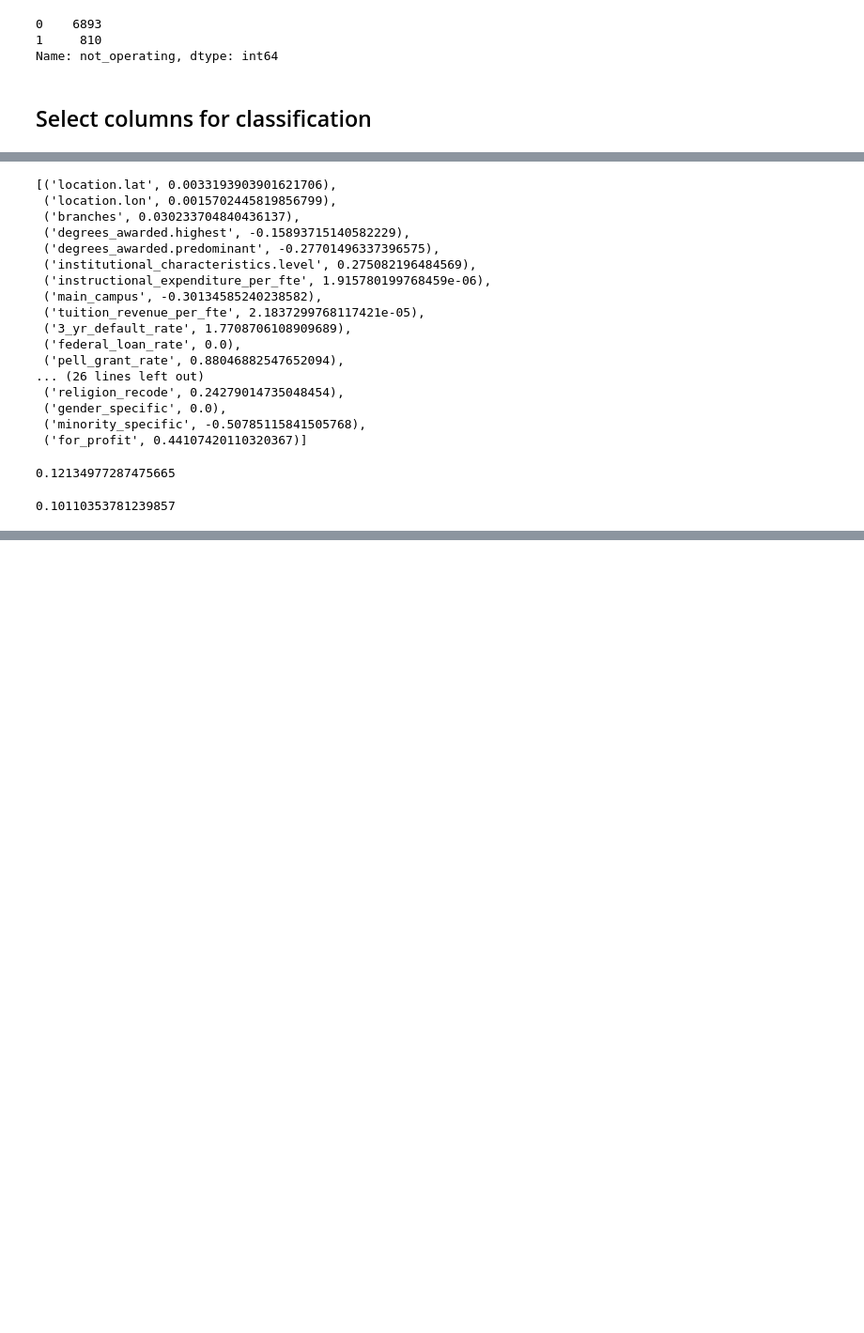
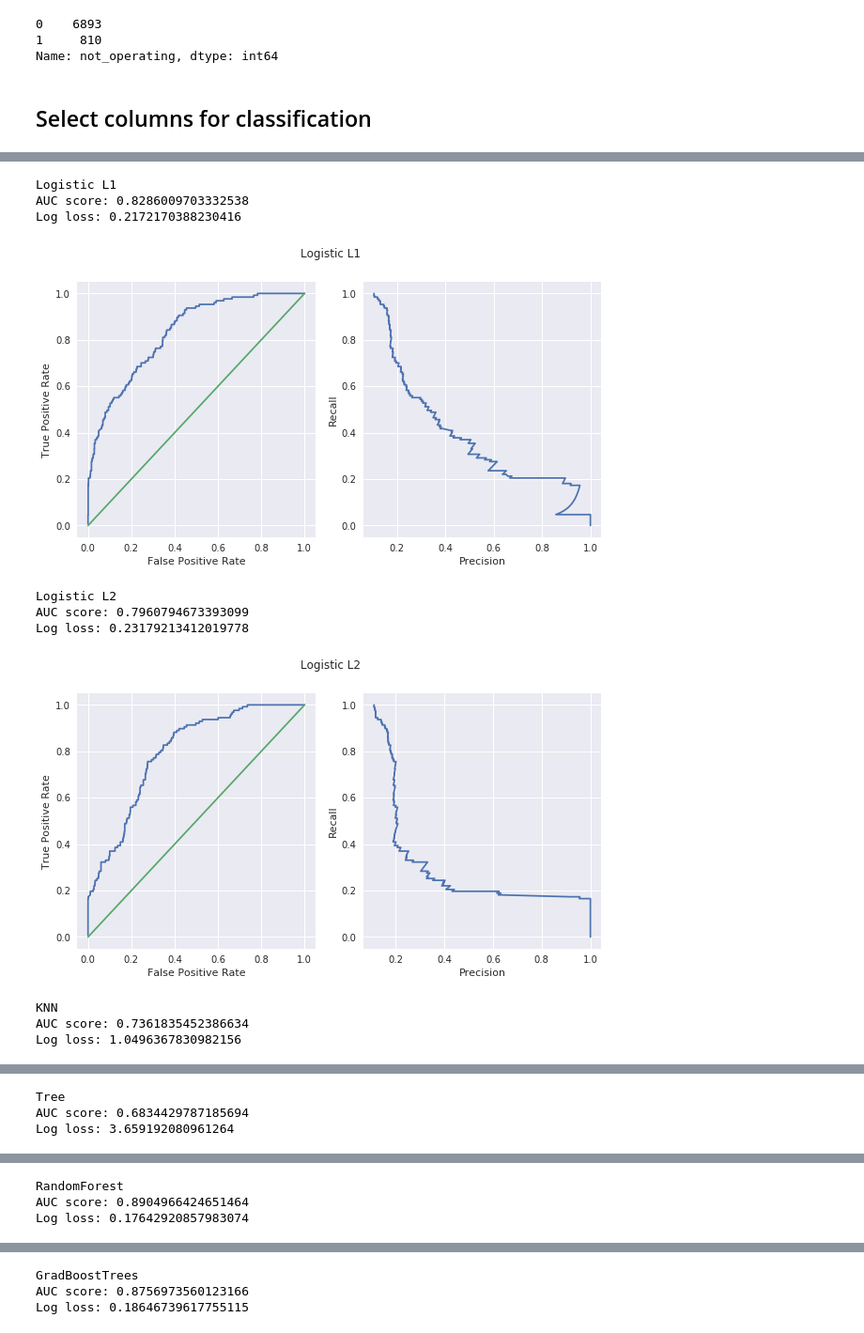
Before and after one commit to aawiegel/CollegeClassification, a Jupyter notebook: Classification.ipynb, the cells around one changed output, grey strips where cells are left out. Shown at 94% size. Drawn from its saved outputs; the diff is of its cells as text; code cells hidden in the pictures; blank space fills up the shorter version.

```diff
--- a/Classification.ipynb
+++ b/Classification.ipynb
@@ -416,28 +398,0 @@ plt.ylabel("Recall")
-# %%
-list(zip(X.columns, log_model.coef_[0]))
-# %% [output]
-[('location.lat', 0.0033193903901621706),
- ('location.lon', 0.0015702445819856799),
- ('branches', 0.030233704840436137),
- ('degrees_awarded.highest', -0.15893715140582229),
- ('degrees_awarded.predominant', -0.27701496337396575),
- ('institutional_characteristics.level', 0.275082196484569),
- ('instructional_expenditure_per_fte', 1.915780199768459e-06),
- ('main_campus', -0.30134585240238582),
- ('tuition_revenue_per_fte', 2.1837299768117421e-05),
- ('3_yr_default_rate', 1.7708706108909689),
- ('federal_loan_rate', 0.0),
- ('pell_grant_rate', 0.88046882547652094),
-... (26 lines left out)
- ('religion_recode', 0.24279014735048454),
- ('gender_specific', 0.0),
- ('minority_specific', -0.50785115841505768),
- ('for_profit', 0.44107420110320367)]
-# %%
-y_test.sum()/len(y_test)
-# %% [output]
-0.12134977287475665
-# %%
-y_train.sum()/len(y_train)
-# %% [output]
-0.10110353781239857
@@ -443,0 +405,22 @@ y_train.sum()/len(y_train)
+# %%
+models = dict()
+models['Logistic L1'] = LogisticRegression(penalty='l1', C=0.5)
+models['Logistic L2'] = LogisticRegression(C=0.5)
+models['KNN'] = KNeighborsClassifier(n_neighbors=6)
+models['Tree'] = DecisionTreeClassifier()
+models['RandomForest'] = RandomForestClassifier(n_estimators=1000)
+models['GradBoostTrees'] = GradientBoostingClassifier()
+# %%
+fit_models = fit_and_show_metrics(models, X_train, X_test, y_train, y_test)
+# %% [output]
+Logistic L1
+AUC score: 0.8286009703332538
+Log loss: 0.2172170388230416
+[figure, added]
+Logistic L2
+AUC score: 0.7960794673393099
+Log loss: 0.23179213412019778
+[figure, added]
+KNN
+AUC score: 0.7361835452386634
+Log loss: 1.0496367830982156
@@ -443,0 +428,3 @@ y_train.sum()/len(y_train)
+Tree
+AUC score: 0.6834429787185694
+Log loss: 3.659192080961264
@@ -443,0 +432,3 @@ y_train.sum()/len(y_train)
+RandomForest
+AUC score: 0.8904966424651464
+Log loss: 0.17642920857983074
@@ -443,0 +436,3 @@ y_train.sum()/len(y_train)
+GradBoostTrees
+AUC score: 0.8756973560123166
+Log loss: 0.18646739617755115
```
Also changed, not shown: parts of 39 cells of this notebook.
